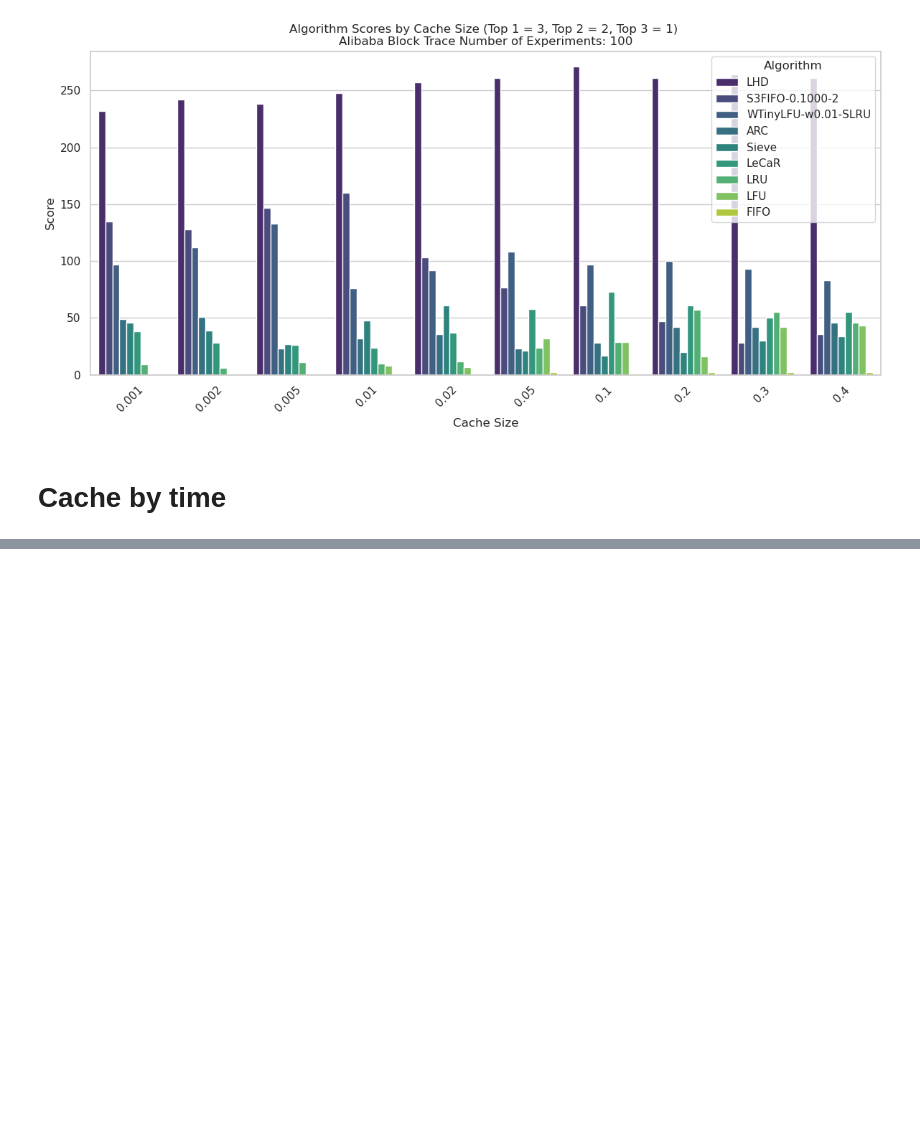
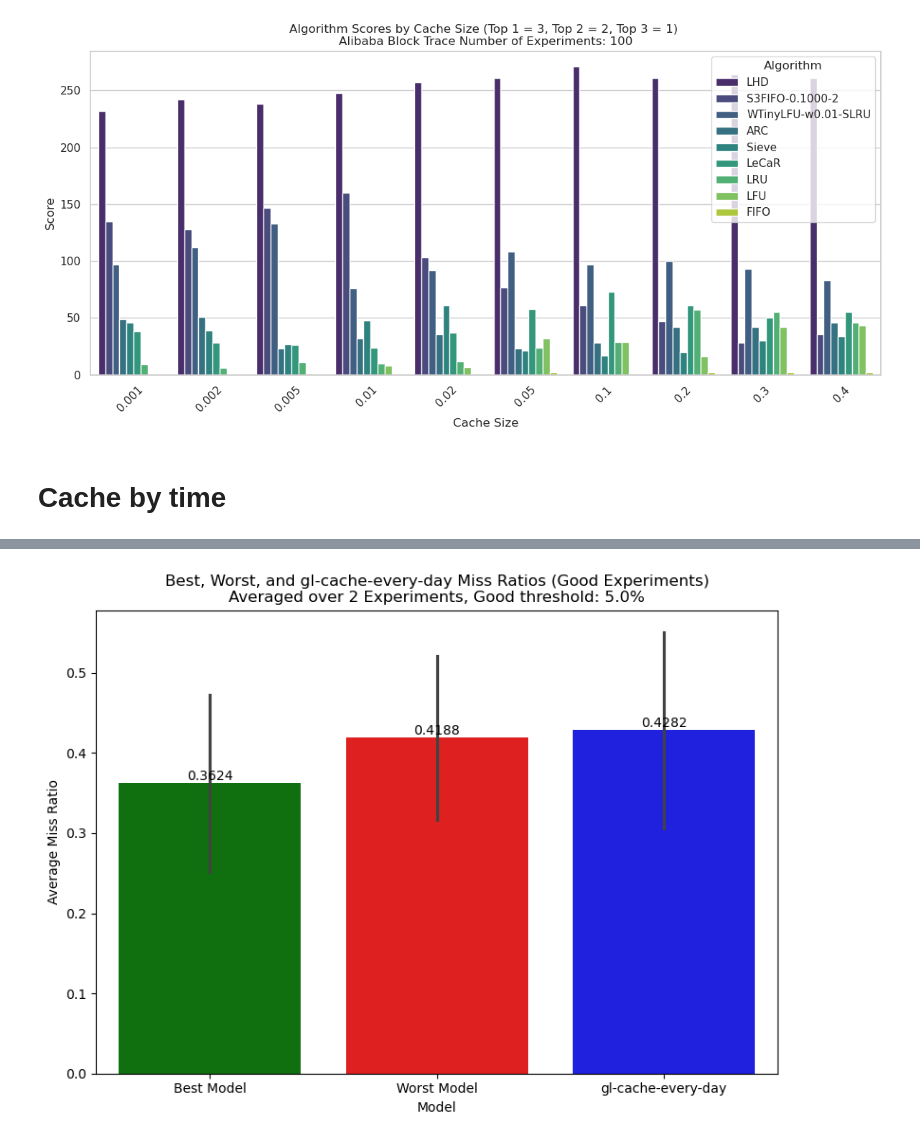
Before and after one commit to williamnixon20/libcachesim-drift, a Jupyter notebook: analyzer.ipynb, the cells around one changed output, grey strips where cells are left out. Saved outputs shown, nothing was run; the diff lists cells and outputs as text; code cells hidden in the pictures; blank space fills up the shorter version.

Commit message:
save & load multiple models

```diff
--- a/analyzer.ipynb
+++ b/analyzer.ipynb
@@ -265,0 +647,90 @@ print(giant_df)
+# %%
+import pandas as pd
+import matplotlib.pyplot as plt
+import seaborn as sns
+
+# Load the CSV data into a DataFrame
+df = pd.read_csv('best_worst_everyday_comparison.csv')
+
+# Define the percentage threshold for classification
+x_percent_threshold = 0.05  # 5% better performance required to classify as 'good'
+
+# Create an empty DataFrame to store the results globally
+global_df = pd.DataFrame(columns=['File', 'Best Miss Ratio', 'Worst Miss Ratio', 'Every-day Miss Ratio', 'Classification'])
+
+# Loop through each File
+for file in df['File'].unique():
+    # Filter the DataFrame for the current file
+    file_df = df[df['File'] == file]
+
+    # Find the miss ratio for 'gl-cache-every-day'
+    every_day_miss_ratio = file_df[file_df['Algorithm'] == 'gl-cache-every-day']['Miss Ratio'].values[0]
+
+    # Exclude 'gl-cache-every-day' to find the best and worst algorithm
+    non_every_day_algos = file_df[file_df['Algorithm'] != 'gl-cache-every-day']
+
+    # Find the best and worst miss ratios
+    best_miss_ratio = non_every_day_algos['Miss Ratio'].min()
+    worst_miss_ratio = non_every_day_algos['Miss Ratio'].max()
+
+
+    # Classify the file based on the percentage difference
+    if every_day_miss_ratio - best_miss_ratio >= x_percent_threshold:
+        classification = 'good'
+    else:
+        classification = 'bad'  # 'gl-cache-every-day' does not perform better
+
+    # Append the results for this file to the global DataFrame
+    # make 3 rows, one for best, one for worst, one for every-day
+    global_df = global_df._append({
+        'File': file,
+        'Algorithm': 'Best Model',
+        'Value': best_miss_ratio,
+        'Classification': classification
+    }, ignore_index=True)
+    global_df = global_df._append({
+        'File': file,
+        'Algorithm': 'Worst Model',
+        'Value': worst_miss_ratio,
+        'Classification': classification
+    }, ignore_index=True)
+    global_df = global_df._append({
+        'File': file,
+        'Algorithm': 'gl-cache-every-day',
+        'Value': every_day_miss_ratio,
+        'Classification': classification
+    }, ignore_index=True)
+
+# After processing all files, print the global DataFrame
+print(global_df)
+
+def plot_miss_ratios(df, classification, title):
+    # Filter the DataFrame based on the classification ('good' or 'bad')
+    filtered_df = df[df['Classification'] == classification]
+
+    num_files = filtered_df['File'].nunique()
+    # Create a bar plot with Seaborn
+    plt.figure(figsize=(8, 6))
+    ax = sns.barplot(x='Algorithm', y='Value', data=filtered_df, palette=['green', 'red', 'blue'], errorbar="sd")
+
+    # Add labels on top of each bar
+    for p in ax.patches:
+        height = p.get_height()
+        ax.text(p.get_x() + p.get_width() / 2., height, f'{height:.4f}', ha="center", va="bottom")
+
+    # Add labels and title
+    plt.xlabel('Model')
+    plt.ylabel('Average Miss Ratio')
+    plt.title(f"{title}\nAveraged over {num_files} Experiments, Good threshold: {x_percent_threshold * 100}%")
+
+    # Display the plot
+    plt.tight_layout()
+    plt.show()
+
+
+# Plot the global DataFrame for 'good' and 'bad' classifications
+plot_miss_ratios(global_df, 'good', 'Best, Worst, and gl-cache-every-day Miss Ratios (Good Experiments)')
+# print all the good file names
+print(global_df[global_df['Classification'] == 'good']['File'].unique())
+plot_miss_ratios(global_df, 'bad', 'Best, Worst, and gl-cache-every-day Miss Ratios (Bad Experiments)')
+# %% [output]
@@ -265,0 +757 @@ print(giant_df)
+[figure, added]
```
Also changed, not shown: parts of 8 cells of this notebook, 15 other files.
